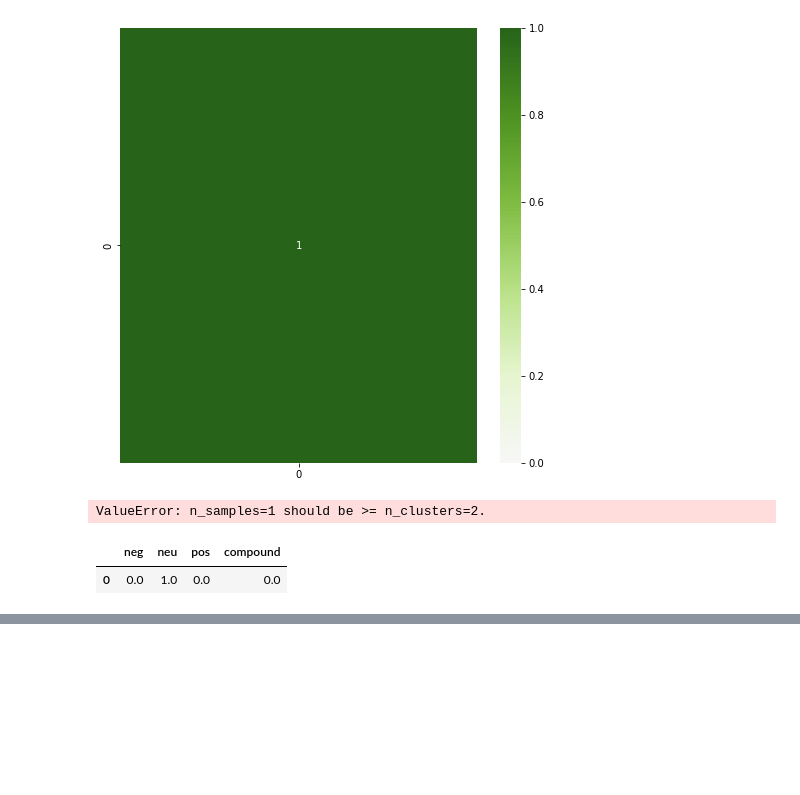
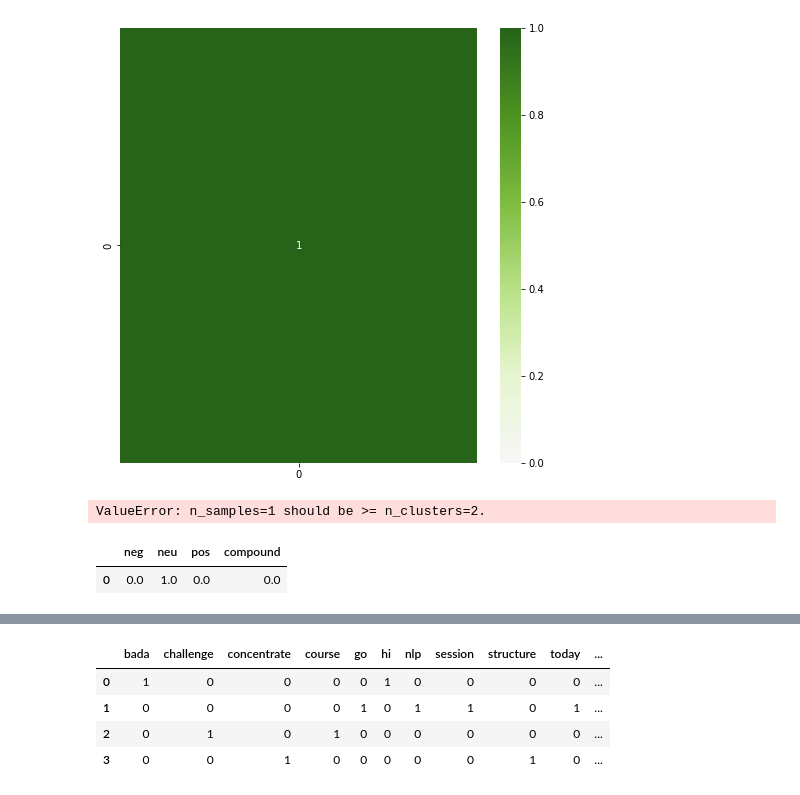
Before and after one commit to KTJ066/Project-for-fun, a Jupyter notebook: Class_NLP.ipynb, the cells around one changed output, grey strips where cells are left out. Cells and saved outputs as stored; diff of their text form; code cells hidden in the pictures; blank space fills up the shorter version.

```diff
--- a/Class_NLP.ipynb
+++ b/Class_NLP.ipynb
@@ -265,0 +319,8 @@ esteem.SA()
+# %%
+Text.Vectorizer('l', 'count')
+# %% [output]
+|  | bada | challenge | concentrate | course | go | hi | nlp | session | structure | today | ... |
+| 0 | 1 | 0 | 0 | 0 | 0 | 1 | 0 | 0 | 0 | 0 | ... |
+| 1 | 0 | 0 | 0 | 0 | 1 | 0 | 1 | 1 | 0 | 1 | ... |
+| 2 | 0 | 1 | 0 | 1 | 0 | 0 | 0 | 0 | 0 | 0 | ... |
+| 3 | 0 | 0 | 1 | 0 | 0 | 0 | 0 | 0 | 1 | 0 | ... |
```
Also changed, not shown: parts of 10 cells of this notebook, 1 other file.
